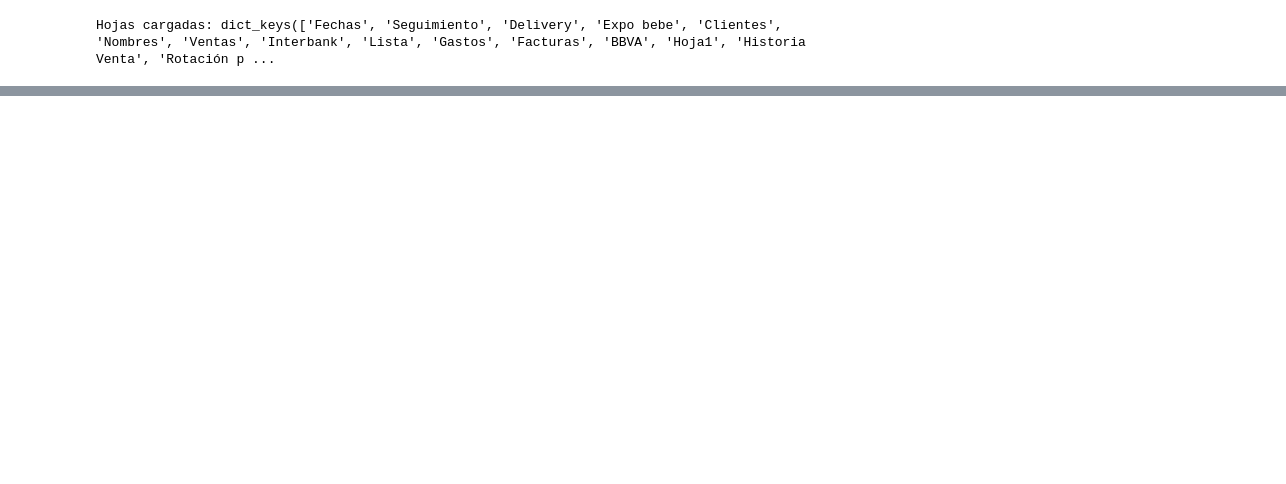
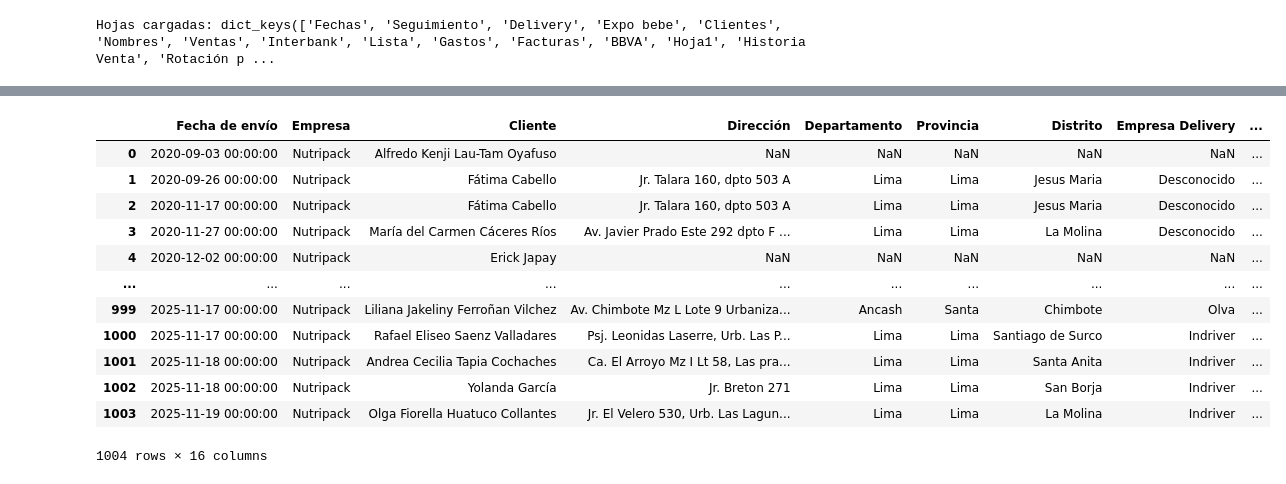
Before and after one commit to hzaquelli82/KZ_proyect, a Jupyter notebook: ETL_inicial.ipynb, the cells around one changed output, grey strips where cells are left out. Cells and saved outputs as stored; diff of their text form; code cells hidden in the pictures; blank space fills up the shorter version.

Commit message:
Correcciones tabla datos clientes

```diff
--- a/ETL_inicial.ipynb
+++ b/ETL_inicial.ipynb
@@ -97,0 +76,19 @@ memory usage: 80.3+ KB
+# %%
+# Obtener datos de deliverys
+
+df_delivery = dfs['Delivery']
+df_delivery
+# %% [output]
+|  | Fecha de envío | Empresa | Cliente | Dirección | Departamento | Provincia | Distrito | Empresa Delivery | ... |
+| 0 | 2020-09-03 00:00:00 | Nutripack | Alfredo Kenji Lau-Tam Oyafuso | NaN | NaN | NaN | NaN | NaN | ... |
+| 1 | 2020-09-26 00:00:00 | Nutripack | Fátima Cabello | Jr. Talara 160, dpto 503 A | Lima | Lima | Jesus Maria | Desconocido | ... |
+| 2 | 2020-11-17 00:00:00 | Nutripack | Fátima Cabello | Jr. Talara 160, dpto 503 A | Lima | Lima | Jesus Maria | Desconocido | ... |
+| 3 | 2020-11-27 00:00:00 | Nutripack | María del Carmen Cáceres Ríos | Av. Javier Prado Este 292 dpto F ... | Lima | Lima | La Molina | Desconocido | ... |
+| 4 | 2020-12-02 00:00:00 | Nutripack | Erick Japay | NaN | NaN | NaN | NaN | NaN | ... |
+| ... | ... | ... | ... | ... | ... | ... | ... | ... | ... |
+| 999 | 2025-11-17 00:00:00 | Nutripack | Liliana Jakeliny Ferroñan Vilchez | Av. Chimbote Mz L Lote 9 Urbaniza... | Ancash | Santa | Chimbote | Olva | ... |
+| 1000 | 2025-11-17 00:00:00 | Nutripack | Rafael Eliseo Saenz Valladares | Psj. Leonidas Laserre, Urb. Las P... | Lima | Lima | Santiago de Surco | Indriver | ... |
+| 1001 | 2025-11-18 00:00:00 | Nutripack | Andrea Cecilia Tapia Cochaches | Ca. El Arroyo Mz I Lt 58, Las pra... | Lima | Lima | Santa Anita | Indriver | ... |
+| 1002 | 2025-11-18 00:00:00 | Nutripack | Yolanda García | Jr. Breton 271 | Lima | Lima | San Borja | Indriver | ... |
+| 1003 | 2025-11-19 00:00:00 | Nutripack | Olga Fiorella Huatuco Collantes | Jr. El Velero 530, Urb. Las Lagun... | Lima | Lima | La Molina | Indriver | ... |
+1004 rows × 16 columns
```
Also changed, not shown: parts of 14 cells of this notebook.
